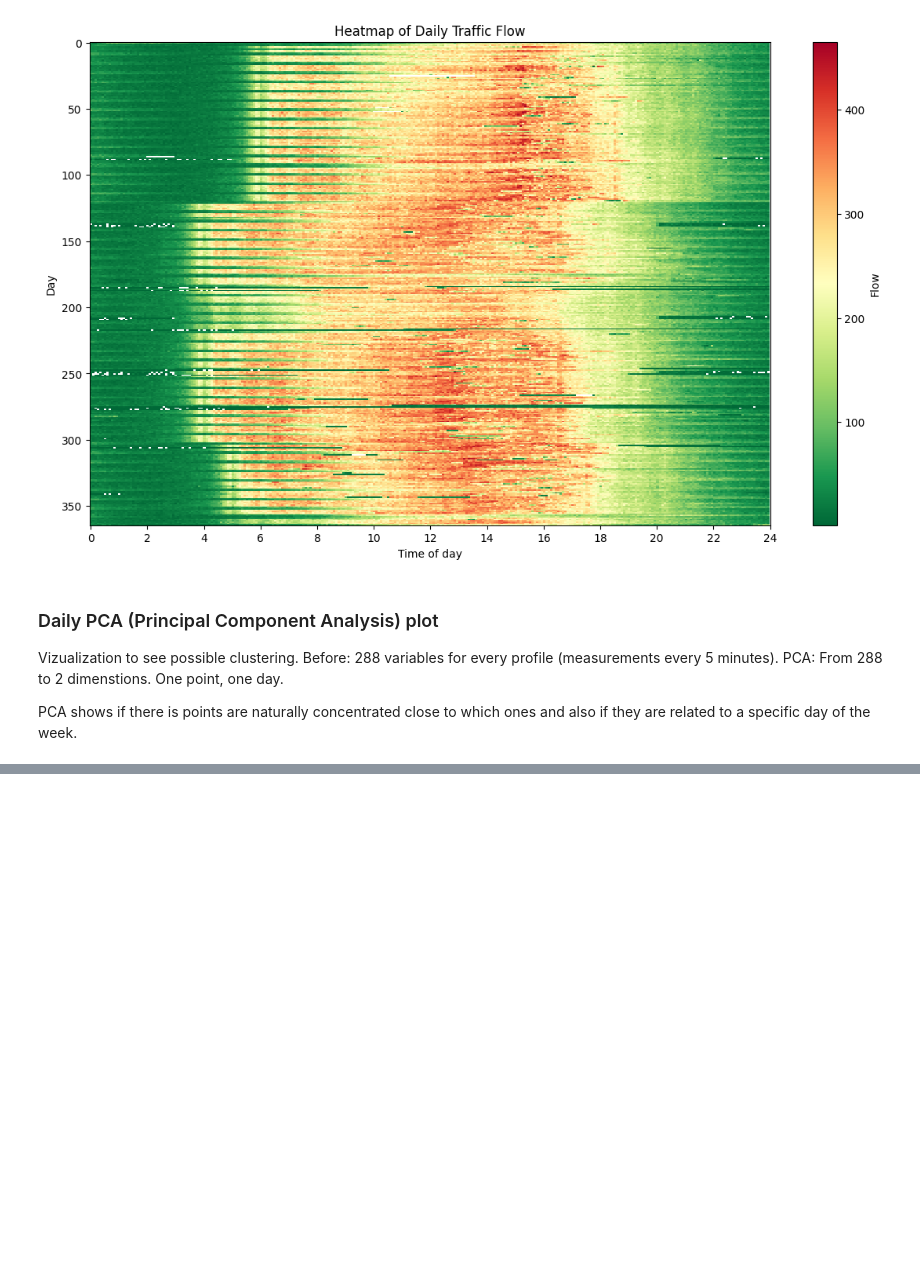
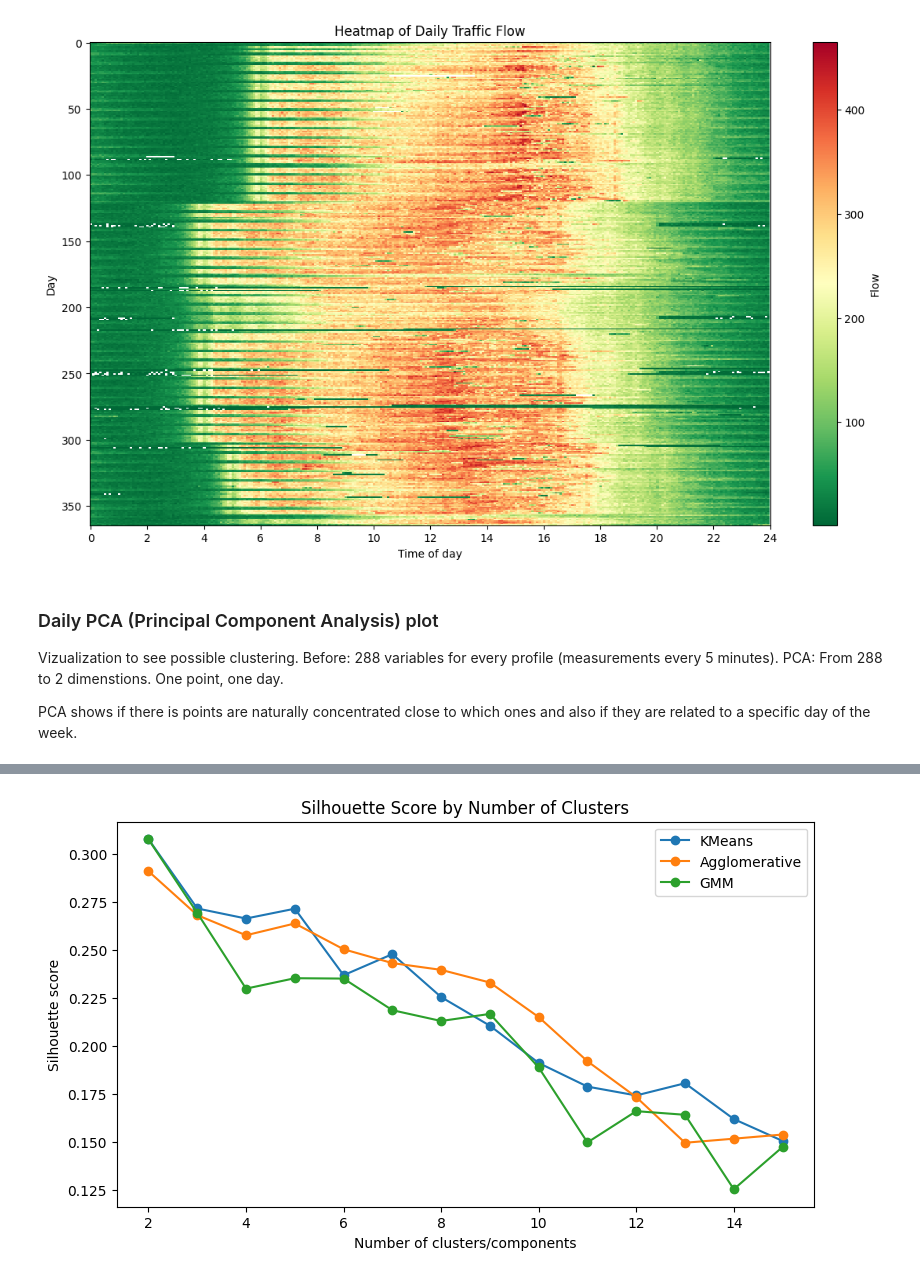
Before and after one commit to mariacastrom00/AI_exercises_MJCM, a Jupyter notebook: assignment3_AH2179_MJCM.ipynb, the cells around one changed output, grey strips where cells are left out. Cells and saved outputs as stored; diff of their text form; code cells hidden in the pictures; blank space fills up the shorter version.

```diff
--- a/assignment3_AH2179_MJCM.ipynb
+++ b/assignment3_AH2179_MJCM.ipynb
@@ -756,0 +514,5 @@ You can use above and below scripts for experimenting with different methods, me
+# %%
+internal_results_df = pd.DataFrame(internal_results)
+
+# Full table, best Silhouette first
+internal_results_df.sort_values("Silhouette", ascending=False)
@@ -756,0 +537,32 @@ You can use above and below scripts for experimenting with different methods, me
+# %%
+non_dbscan_results = internal_results_df[
+    internal_results_df["Method"] != "DBSCAN"
+].copy()
+
+
+def extract_cluster_number(parameter_string):
+    if parameter_string.startswith("k="):
+        return int(parameter_string.split("=")[1])
+    if parameter_string.startswith("components="):
+        return int(parameter_string.split("=")[1])
+    return np.nan
+
+non_dbscan_results["Cluster_number"] = (
+    non_dbscan_results["Parameters"].apply(extract_cluster_number))
+# %%
+# Silhouette
+fig, ax = plt.subplots(figsize=(9, 5))
+
+for method in ["KMeans", "Agglomerative", "GMM"]:
+    temp = non_dbscan_results[non_dbscan_results["Method"] == method]
+    ax.plot(temp["Cluster_number"], temp["Silhouette"], marker="o", label=method)
+
+ax.set_xlabel("Number of clusters/components")
+ax.set_ylabel("Silhouette score")
+
+ax.set_title("Silhouette Score by Number of Clusters")
+
+ax.legend()
+plt.show()
+# %% [output]
+[figure, added]
```
Also changed, not shown: parts of 70 cells of this notebook.
